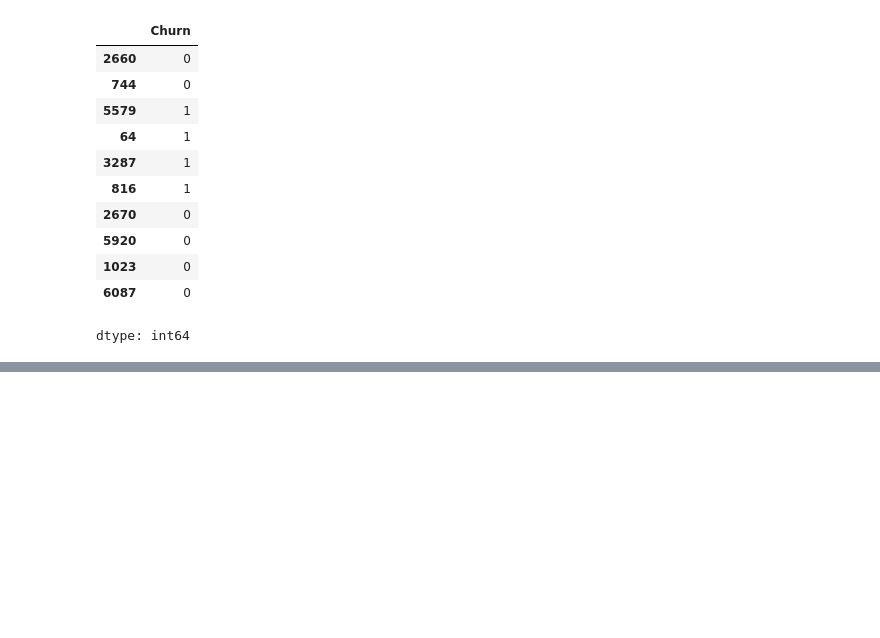
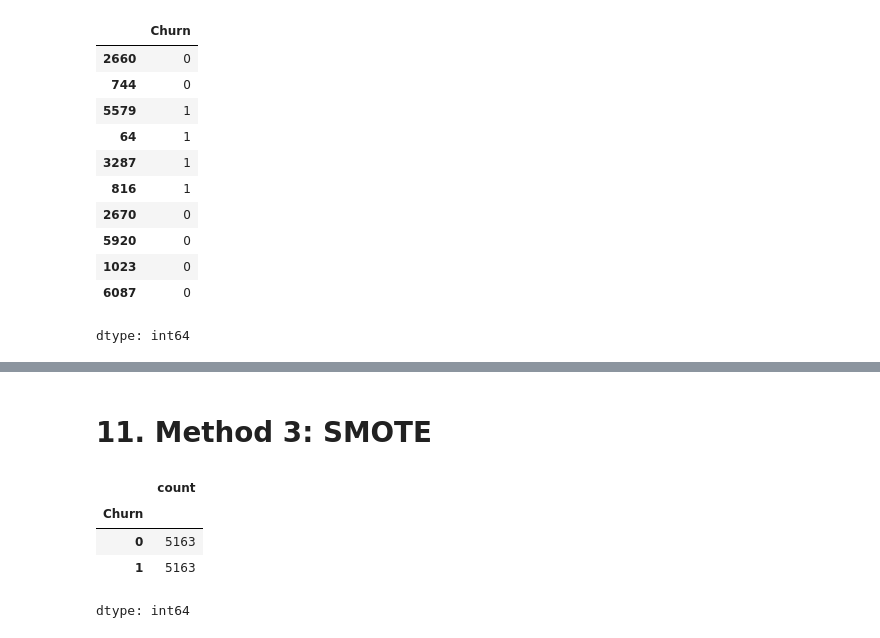
Before and after one commit to Thebluesky303/Neural-Network, a Jupyter notebook: Customer churn prediction/customer_churn_prediction.ipynb, the cells around one changed output, grey strips where cells are left out. Cells and saved outputs as stored; diff of their text form; code cells hidden in the pictures; blank space fills up the shorter version.

```diff
--- a/Customer churn prediction/customer_churn_prediction.ipynb
+++ b/Customer churn prediction/customer_churn_prediction.ipynb
@@ -519,0 +660,2 @@ Text(95.72222222222221, 0.5, 'Truth')
+# %% [markdown]
+# 11. Method 3: SMOTE
@@ -519,0 +665,26 @@ Text(95.72222222222221, 0.5, 'Truth')
+# %%
+X = df1.drop('Churn', axis='columns')
+y = df1['Churn']
+
+# One-hot encode categorical features for SMOTE
+X_encoded = pd.get_dummies(
+    data=X,
+    columns=['InternetService', 'Contract', 'PaymentMethod'],
+    dtype=int
+)
+
+# Scale numerical columns after encoding
+cols_to_scale = ['tenure','MonthlyCharges','TotalCharges']
+scaler = MinMaxScaler()
+X_encoded[cols_to_scale] = scaler.fit_transform(X_encoded[cols_to_scale])
+
+smote = SMOTE(sampling_strategy='minority')
+X_sm, y_sm = smote.fit_resample(X_encoded, y)
+
+y_sm.value_counts()
+# %% [output]
+|  | count |
+| Churn |  |
+| 0 | 5163 |
+| 1 | 5163 |
+dtype: int64
```
Also changed, not shown: parts of 33 cells of this notebook.
